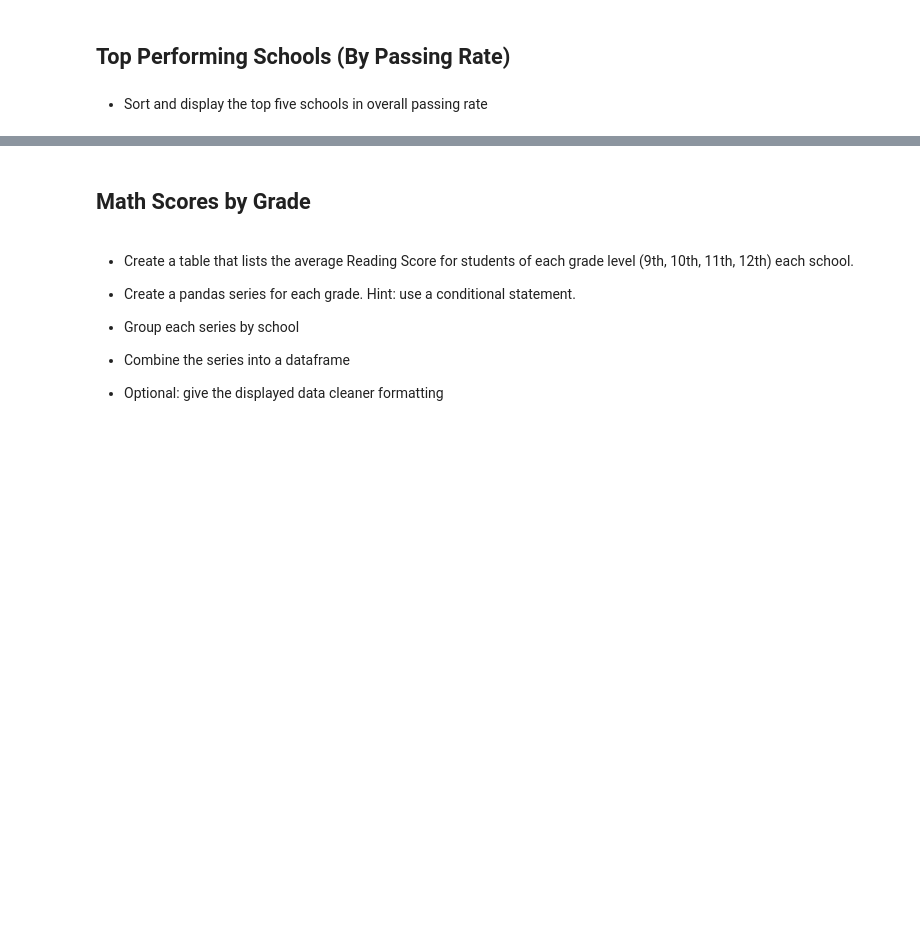
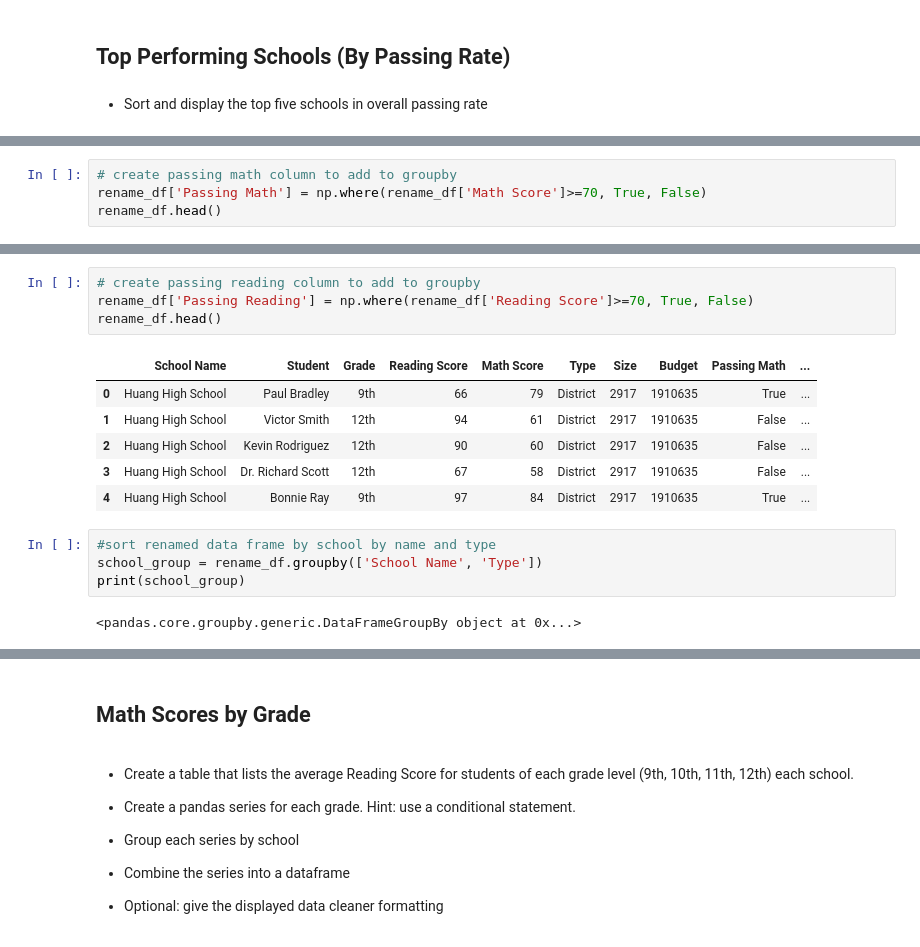
Before and after one commit to darenhamilton/PyCitySchools, a Jupyter notebook: PyCitySchools/PyCitySchools.ipynb, the cells around one changed output, grey strips where cells are left out. Cells and saved outputs as stored; diff of their text form; blank space fills up the shorter version.

```diff
--- a/PyCitySchools/PyCitySchools.ipynb
+++ b/PyCitySchools/PyCitySchools.ipynb
@@ -214,0 +169,4 @@ Sort and display the five worst-performing schools
+# %%
+# create passing math column to add to groupby
+rename_df['Passing Math'] = np.where(rename_df['Math Score']>=70, True, False)
+rename_df.head()
@@ -214,0 +180,17 @@ Sort and display the five worst-performing schools
+# %%
+# create passing reading column to add to groupby
+rename_df['Passing Reading'] = np.where(rename_df['Reading Score']>=70, True, False)
+rename_df.head()
+# %% [output]
+|  | School Name | Student | Grade | Reading Score | Math Score | Type | Size | Budget | Passing Math | ... |
+| 0 | Huang High School | Paul Bradley | 9th | 66 | 79 | District | 2917 | 1910635 | True | ... |
+| 1 | Huang High School | Victor Smith | 12th | 94 | 61 | District | 2917 | 1910635 | False | ... |
+| 2 | Huang High School | Kevin Rodriguez | 12th | 90 | 60 | District | 2917 | 1910635 | False | ... |
+| 3 | Huang High School | Dr. Richard Scott | 12th | 67 | 58 | District | 2917 | 1910635 | False | ... |
+| 4 | Huang High School | Bonnie Ray | 9th | 97 | 84 | District | 2917 | 1910635 | True | ... |
+# %%
+#sort renamed data frame by school by name and type
+school_group = rename_df.groupby(['School Name', 'Type'])
+print(school_group)
+# %% [output]
+<pandas.core.groupby.generic.DataFrameGroupBy object at 0x...>
```
Also changed, not shown: parts of 63 cells of this notebook, 1 other file.
